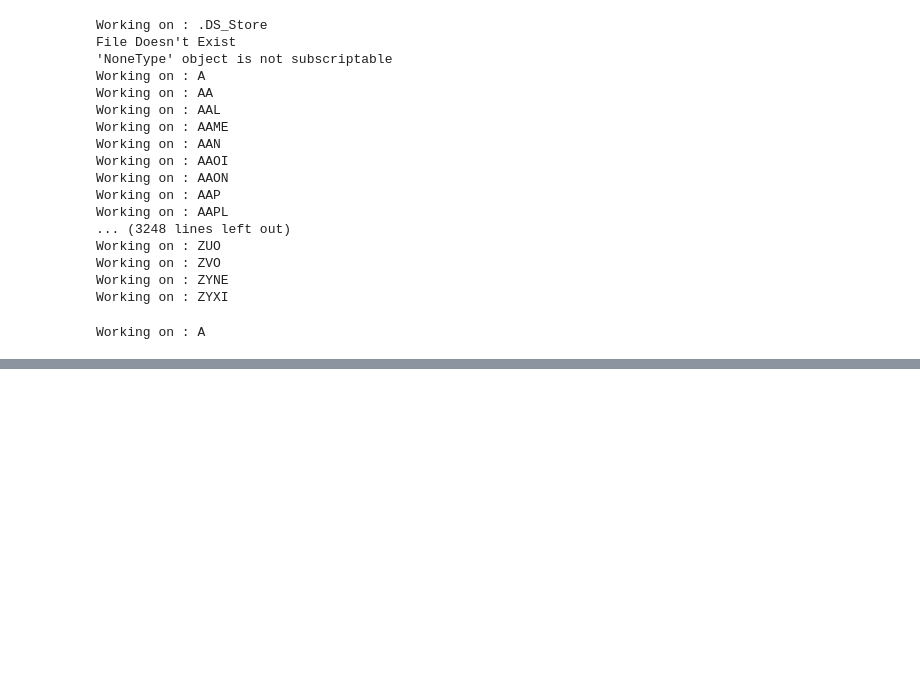
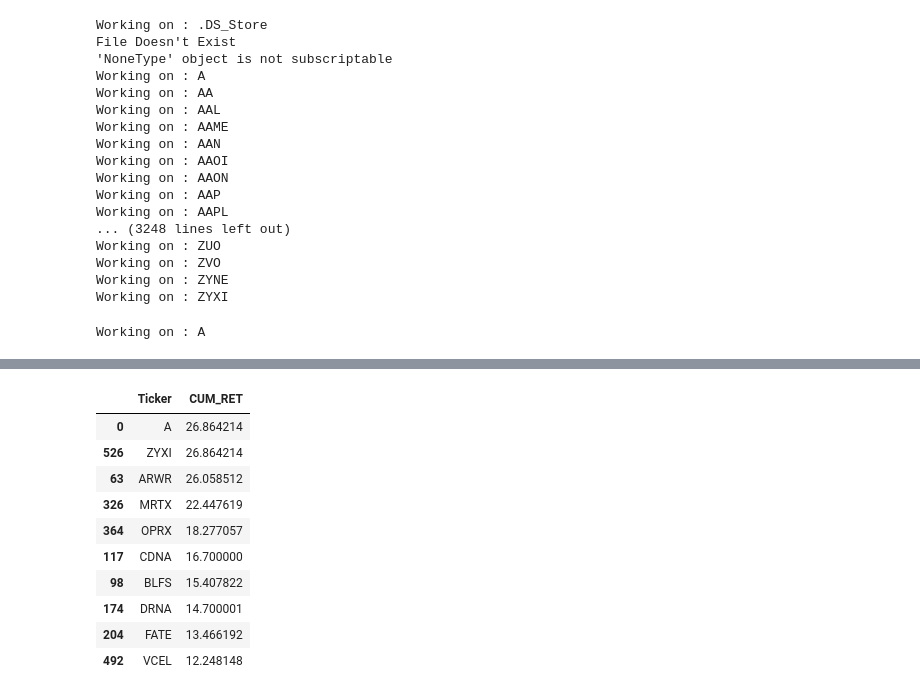
Before and after one commit to PirateSuit/Investment_Project, a Jupyter notebook: Plots.ipynb, the cells around one changed output, grey strips where cells are left out. Drawn from its saved outputs; the diff is of its cells as text; code cells hidden in the pictures; blank space fills up the shorter version.

```diff
--- a/Plots.ipynb
+++ b/Plots.ipynb
@@ -306,0 +374,16 @@ _df = sec_df.loc[sec_df['Sector'] == "Industrial"]
+# %%
+# Top Healthcare
+
+health_care.sort_values(by=['CUM_RET'], ascending=False).head(10)
+# %% [output]
+|  | Ticker | CUM_RET |
+| 0 | A | 26.864214 |
+| 526 | ZYXI | 26.864214 |
+| 63 | ARWR | 26.058512 |
+| 326 | MRTX | 22.447619 |
+| 364 | OPRX | 18.277057 |
+| 117 | CDNA | 16.700000 |
+| 98 | BLFS | 15.407822 |
+| 174 | DRNA | 14.700001 |
+| 204 | FATE | 13.466192 |
+| 492 | VCEL | 12.248148 |
```
Also changed, not shown: parts of 5 cells of this notebook.
